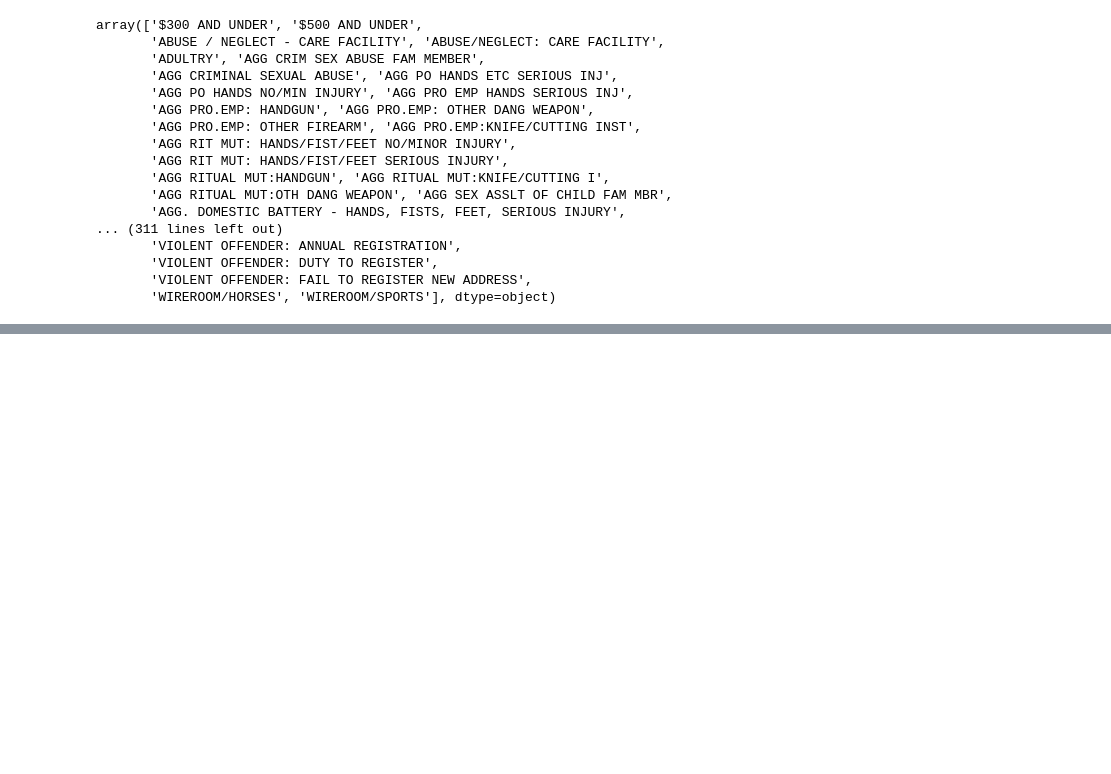
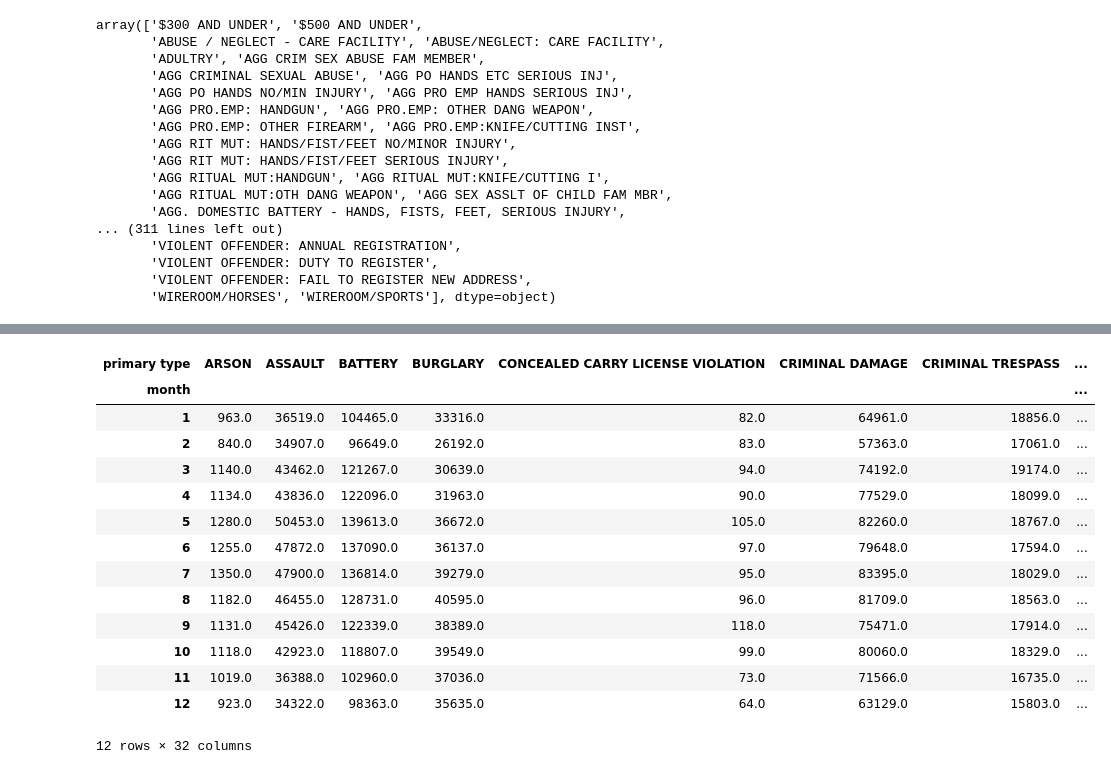
Before and after one commit to kevinbrnett/Time-Series-Analysis-of-Crime-Data, a Jupyter notebook: Time Series Crime Data Project -- Part 1.ipynb, the cells around one changed output, grey strips where cells are left out. Drawn from its saved outputs; the diff is of its cells as text; code cells hidden in the pictures; blank space fills up the shorter version.

```diff
--- a/Time Series Crime Data Project -- Part 1.ipynb
+++ b/Time Series Crime Data Project -- Part 1.ipynb
@@ -429,0 +435,4 @@ ax.axhline(0,color='k');
+# %%
+# Resample to monthly
+df_month  = df_ts.groupby('primary type').resample('MS').sum()['total incident'].reset_index()
+df_month
@@ -429,0 +453,4 @@ ax.axhline(0,color='k');
+# %%
+# Pivot the result so datetime is index and crime is columns
+month_ts = df_month.pivot(index='date',columns='primary type')
+month_ts.head()
@@ -429,0 +501,20 @@ ax.axhline(0,color='k');
+# %%
+# Groupby month number
+month_grp = month_ts.groupby('month').sum()
+month_grp
+# %% [output]
+| primary type | ARSON | ASSAULT | BATTERY | BURGLARY | CONCEALED CARRY LICENSE VIOLATION | CRIMINAL DAMAGE | CRIMINAL TRESPASS | ... |
+| month |  |  |  |  |  |  |  | ... |
+| 1 | 963.0 | 36519.0 | 104465.0 | 33316.0 | 82.0 | 64961.0 | 18856.0 | ... |
+| 2 | 840.0 | 34907.0 | 96649.0 | 26192.0 | 83.0 | 57363.0 | 17061.0 | ... |
+| 3 | 1140.0 | 43462.0 | 121267.0 | 30639.0 | 94.0 | 74192.0 | 19174.0 | ... |
+| 4 | 1134.0 | 43836.0 | 122096.0 | 31963.0 | 90.0 | 77529.0 | 18099.0 | ... |
+| 5 | 1280.0 | 50453.0 | 139613.0 | 36672.0 | 105.0 | 82260.0 | 18767.0 | ... |
+| 6 | 1255.0 | 47872.0 | 137090.0 | 36137.0 | 97.0 | 79648.0 | 17594.0 | ... |
+| 7 | 1350.0 | 47900.0 | 136814.0 | 39279.0 | 95.0 | 83395.0 | 18029.0 | ... |
+| 8 | 1182.0 | 46455.0 | 128731.0 | 40595.0 | 96.0 | 81709.0 | 18563.0 | ... |
+| 9 | 1131.0 | 45426.0 | 122339.0 | 38389.0 | 118.0 | 75471.0 | 17914.0 | ... |
+| 10 | 1118.0 | 42923.0 | 118807.0 | 39549.0 | 99.0 | 80060.0 | 18329.0 | ... |
+| 11 | 1019.0 | 36388.0 | 102960.0 | 37036.0 | 73.0 | 71566.0 | 16735.0 | ... |
+| 12 | 923.0 | 34322.0 | 98363.0 | 35635.0 | 64.0 | 63129.0 | 15803.0 | ... |
+12 rows × 32 columns
```
Also changed, not shown: parts of 37 cells of this notebook.
